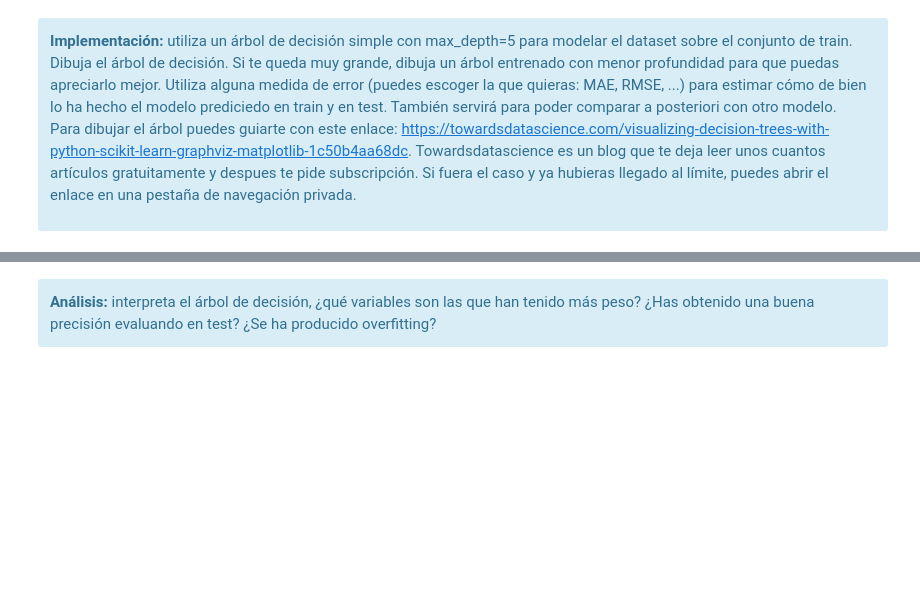
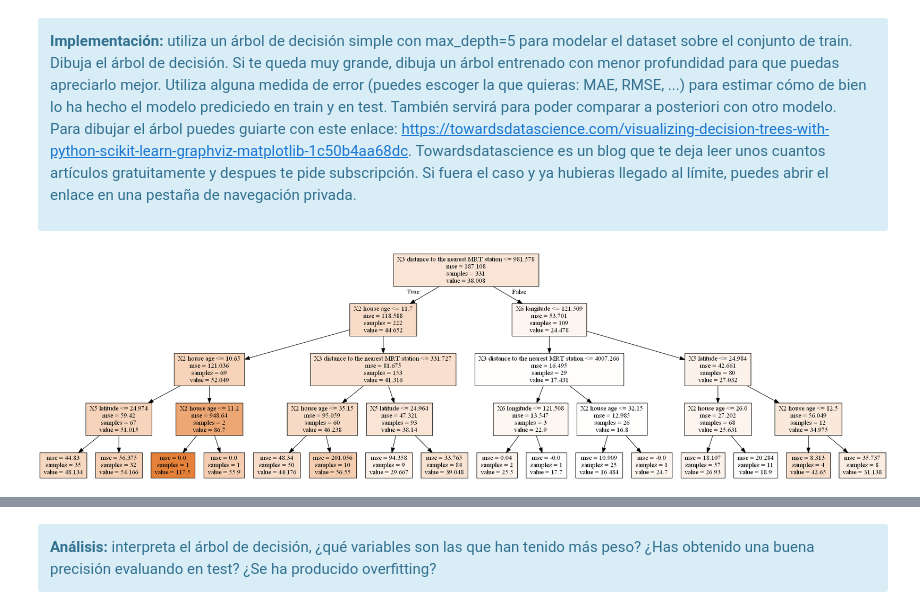
Before and after one commit to mariousm/Data-Science-Master, a Jupyter notebook: 2021-22/PrimerSemestre/Mineria/PEC3/20211_M2.855_PEC3_Enunciado.ipynb, the cells around one changed output, grey strips where cells are left out. Drawn from its saved outputs; the diff is of its cells as text; code cells hidden in the pictures; blank space fills up the shorter version.

```diff
--- a/2021-22/PrimerSemestre/Mineria/PEC3/20211_M2.855_PEC3_Enunciado.ipynb
+++ b/2021-22/PrimerSemestre/Mineria/PEC3/20211_M2.855_PEC3_Enunciado.ipynb
@@ -892,9 +892,29 @@ Ahora que ya tenemos el dataset limpio y hemos hecho un análisis de las diferen
 
 Puedes servirte de la implementación <i>train_test_split</i> de <i>sklearn</i>.
 </div>
+# %%
+X_train, X_test, y_train, y_test = train_test_split(X, y, test_size=.2, random_state=24)
 # %% [markdown]
 <div class="alert alert-block alert-info">
 <strong>Implementación:</strong> utiliza un árbol de decisión simple con max_depth=5 para modelar el dataset sobre el conjunto de train. Dibuja el árbol de decisión. Si te queda muy grande, dibuja un árbol entrenado con menor profundidad para que puedas apreciarlo mejor. Utiliza alguna medida de error (puedes escoger la que quieras: MAE, RMSE, ...) para estimar cómo de bien lo ha hecho el modelo prediciedo en train y en test. También servirá para poder comparar a posteriori con otro modelo.
 
 Para dibujar el árbol puedes guiarte con este enlace: https://towardsdatascience.com/visualizing-decision-trees-with-python-scikit-learn-graphviz-matplotlib-1c50b4aa68dc. Towardsdatascience es un blog que te deja leer unos cuantos artículos gratuitamente y despues te pide subscripción. Si fuera el caso y ya hubieras llegado al límite, puedes abrir el enlace en una pestaña de navegación privada.
 </div>
+# %%
+# Creación del modelo
+modelo_dtr = DecisionTreeRegressor(max_depth=4, random_state=24)
+
+# Ajuste del modelo
+modelo_dtr = modelo_dtr.fit(X_train, y_train)
+
+# Árbol generado
+export_graphviz(
+    modelo_dtr,
+    out_file="tree_dtr.dot",
+    feature_names=X.columns,
+    filled=True
+)
+
+Image(filename='tree_dtr.png')
+# %% [output]
+[figure, added]
```
Also changed, not shown: parts of 14 cells of this notebook, 2 other files.
